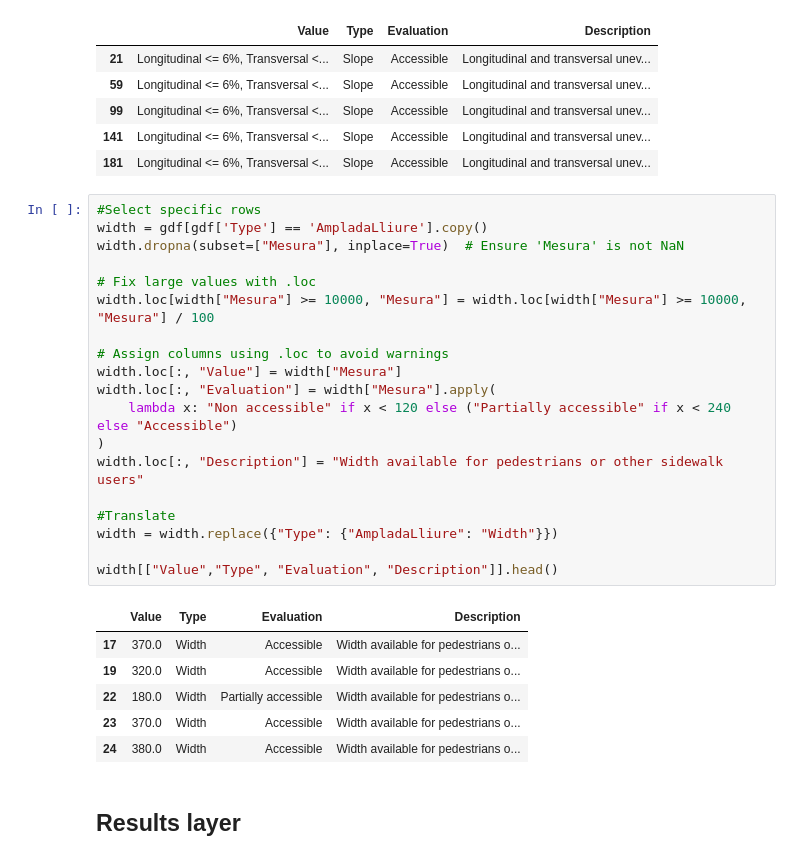
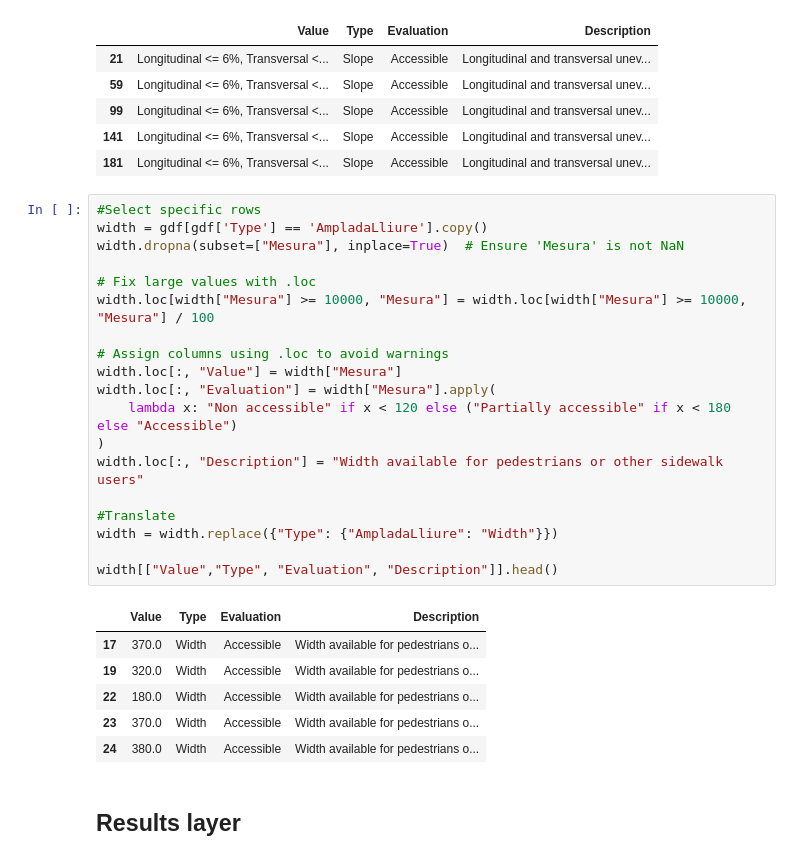
Before and after one commit to cyclingMoritz/REALLOCATE-pilot2, a Jupyter notebook: notebooks/0_Accessibility.ipynb, the cells around one changed output. Drawn from its saved outputs; the diff is of its cells as text.

```diff
--- a/notebooks/0_Accessibility.ipynb
+++ b/notebooks/0_Accessibility.ipynb
@@ -100,27 +100,27 @@ slope[["Value","Type", "Evaluation", "Description"]].head()
 # %%
 #Select specific rows
 width = gdf[gdf['Type'] == 'AmpladaLliure'].copy()
 width.dropna(subset=["Mesura"], inplace=True)  # Ensure 'Mesura' is not NaN
 
 # Fix large values with .loc
 width.loc[width["Mesura"] >= 10000, "Mesura"] = width.loc[width["Mesura"] >= 10000, "Mesura"] / 100
 
 # Assign columns using .loc to avoid warnings
 width.loc[:, "Value"] = width["Mesura"]
 width.loc[:, "Evaluation"] = width["Mesura"].apply(
-    lambda x: "Non accessible" if x < 120 else ("Partially accessible" if x < 240 else "Accessible")
+    lambda x: "Non accessible" if x < 120 else ("Partially accessible" if x < 180 else "Accessible")
 )
 width.loc[:, "Description"] = "Width available for pedestrians or other sidewalk users"
 
 #Translate
 width = width.replace({"Type": {"AmpladaLliure": "Width"}})
 
 width[["Value","Type", "Evaluation", "Description"]].head()
 # %% [output]
 |  | Value | Type | Evaluation | Description |
 | 17 | 370.0 | Width | Accessible | Width available for pedestrians o... |
 | 19 | 320.0 | Width | Accessible | Width available for pedestrians o... |
-| 22 | 180.0 | Width | Partially accessible | Width available for pedestrians o... |
+| 22 | 180.0 | Width | Accessible | Width available for pedestrians o... |
 | 23 | 370.0 | Width | Accessible | Width available for pedestrians o... |
 | 24 | 380.0 | Width | Accessible | Width available for pedestrians o... |
 # %% [markdown]
```
Also changed, not shown: parts of 5 cells of this notebook, 2 other files.
